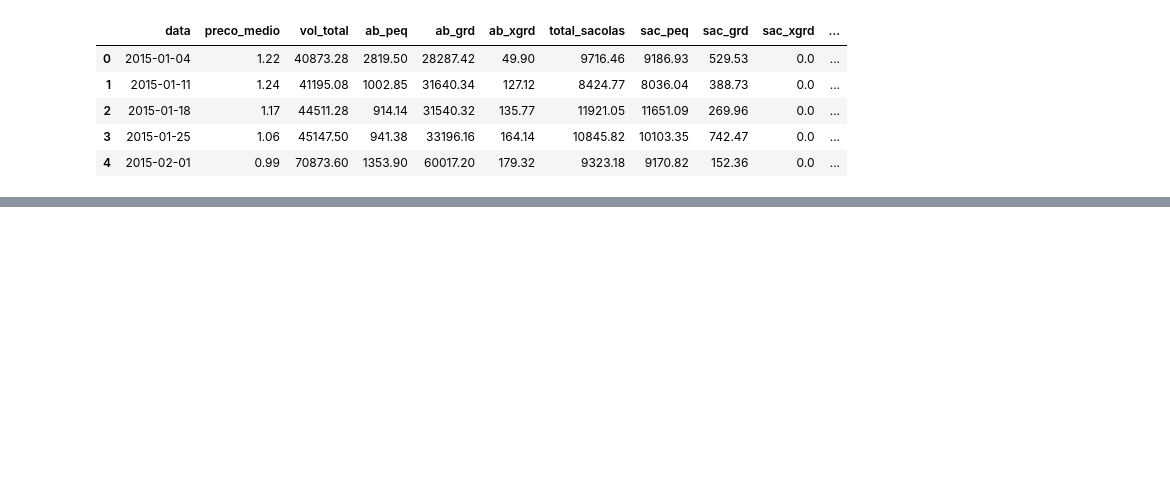
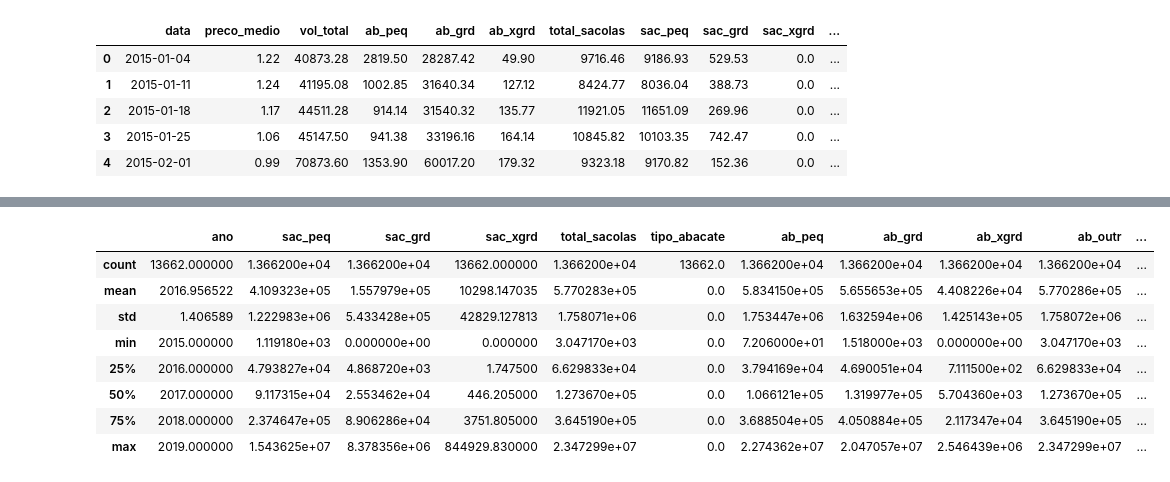
Before and after one commit to magalhaesaamanda/Projetos_Amanda, a Jupyter notebook: Preco_abacate.ipynb, the cells around one changed output, grey strips where cells are left out. Drawn from its saved outputs; the diff is of its cells as text; code cells hidden in the pictures; blank space fills up the shorter version.

```diff
--- a/Preco_abacate.ipynb
+++ b/Preco_abacate.ipynb
@@ -217,0 +301,12 @@ dtype: int64
+# %%
+abacate.loc[abacate.tipo == 'conventional'].describe()
+# %% [output]
+|  | ano | sac_peq | sac_grd | sac_xgrd | total_sacolas | tipo_abacate | ab_peq | ab_grd | ab_xgrd | ab_outr | ... |
+| count | 13662.000000 | 1.366200e+04 | 1.366200e+04 | 13662.000000 | 1.366200e+04 | 13662.0 | 1.366200e+04 | 1.366200e+04 | 1.366200e+04 | 1.366200e+04 | ... |
+| mean | 2016.956522 | 4.109323e+05 | 1.557979e+05 | 10298.147035 | 5.770283e+05 | 0.0 | 5.834150e+05 | 5.655653e+05 | 4.408226e+04 | 5.770286e+05 | ... |
+| std | 1.406589 | 1.222983e+06 | 5.433428e+05 | 42829.127813 | 1.758071e+06 | 0.0 | 1.753447e+06 | 1.632594e+06 | 1.425143e+05 | 1.758072e+06 | ... |
+| min | 2015.000000 | 1.119180e+03 | 0.000000e+00 | 0.000000 | 3.047170e+03 | 0.0 | 7.206000e+01 | 1.518000e+03 | 0.000000e+00 | 3.047170e+03 | ... |
+| 25% | 2016.000000 | 4.793827e+04 | 4.868720e+03 | 1.747500 | 6.629833e+04 | 0.0 | 3.794169e+04 | 4.690051e+04 | 7.111500e+02 | 6.629833e+04 | ... |
+| 50% | 2017.000000 | 9.117315e+04 | 2.553462e+04 | 446.205000 | 1.273670e+05 | 0.0 | 1.066121e+05 | 1.319977e+05 | 5.704360e+03 | 1.273670e+05 | ... |
+| 75% | 2018.000000 | 2.374647e+05 | 8.906286e+04 | 3751.805000 | 3.645190e+05 | 0.0 | 3.688504e+05 | 4.050884e+05 | 2.117347e+04 | 3.645190e+05 | ... |
+| max | 2019.000000 | 1.543625e+07 | 8.378356e+06 | 844929.830000 | 2.347299e+07 | 0.0 | 2.274362e+07 | 2.047057e+07 | 2.546439e+06 | 2.347299e+07 | ... |
```
Also changed, not shown: parts of 20 cells of this notebook.
